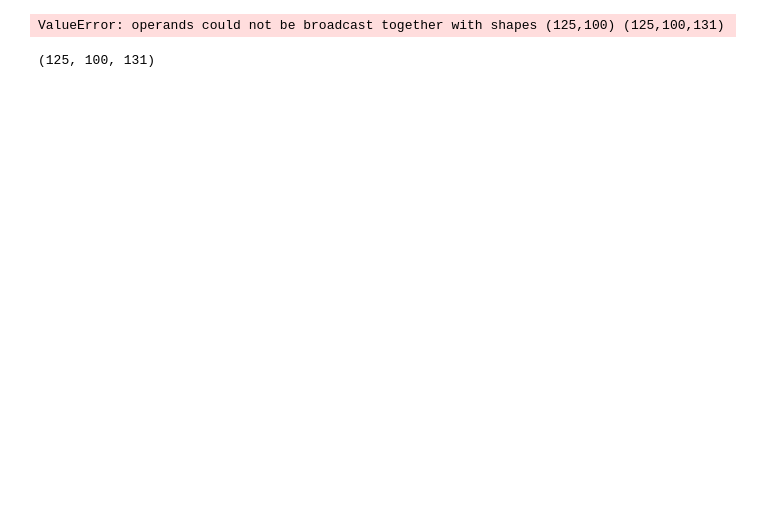
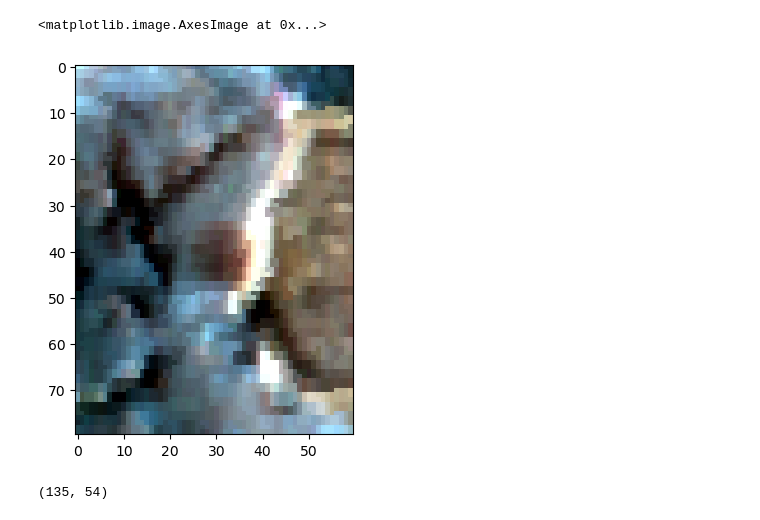
Before and after one commit to rushil00/DAFATT_CRISM_analysis, a Jupyter notebook: another003.ipynb, the cells around one changed output. Saved outputs shown, nothing was run; the diff lists cells and outputs as text; code cells hidden in the pictures; blank space fills up the shorter version.

```diff
--- a/another003.ipynb
+++ b/another003.ipynb
@@ -185,82 +185,50 @@ import matplotlib.pyplot as plt
 import cv2
 import multiprocessing
 from spectral import open_image
 # Load CRISM data (replace this with actual loading code)
 # data_initial = open_image('D:\RUSHIL-2021-24\Programming_2022-23\isro_project_dec\\nili_fosae\mtrdr\\2006\\2006_345\output\output_mat_1.hdr')
 # data= data_initial[100:300,150:350,179:314]
-data_initial = open_image('D:\RUSHIL-2021-24\Programming_2022-23\isro_project_dec\\nili_fosae\\mtrdr\\2006\\2006_345\\FRT0000ABCB\\frt0000abcb_07_if166j_mtr3.hdr')
+# (xx_1,xx_2),(yy_1,yy_2) = (450,550) , (525,650)
+# (xx_1,xx_2),(yy_1,yy_2) = (325,475) , (400,550)
+# (xx_1,xx_2),(yy_1,yy_2) = (200,300) , (400,500)
+# (xx_1,xx_2),(yy_1,yy_2) = (500,650) , (180,400)
+
+(xx_1,xx_2),(yy_1,yy_2) = (340,400) , (650,730)
+
+# data_initial = open_image('D:\RUSHIL-2021-24\Programming_2022-23\isro_project_dec\\nili_fosae\\mtrdr\\2006\\2006_345\\FRT0000ABCB\\frt0000abcb_07_if166j_mtr3.hdr')
+data_initial = open_image('../nili_fosae/mtrdr/2006/2006_345/FRT3E12/frt00003e12_07_if166j_mtr3.hdr')
+
 # data= data_initial[300:480,250:340,178:178+135]
-data= data_initial[525:650,450:550,178:313]
+data= data_initial[yy_1:yy_2,xx_1:xx_2,178:313]
+# data= data_initial[:,:,178:313]
+
+# data= data_initial[yy_1:yy_2,xx_1:xx_2,176:314]
+target_lib= np.load("./tagret_lib_ref.npy")
+TargetLibraryRef= target_lib[:,1:]
 # Load Target Library
 TargetLibrary_data = loadmat('D:\RUSHIL-2021-24\Programming_2022-23\isro_project_dec\\factor_analysis\TargetLibrary_paper.mat')
-TargetLibraryRef = TargetLibrary_data['TargetLibrary'][104:-1, 1:]
+TargetLibraryRef = TargetLibrary_data['TargetLibrary'][104:-1, 1:55]
 TargetLibraryName = TargetLibrary_data['TargetLibraryName'][0:]
 TargetLibraryFileName = TargetLibrary_data['TargetLibraryFileName'][0:]
 n = TargetLibraryRef.shape[1]
 wave = TargetLibrary_data['TargetLibrary'][104:-1, 0]
 
 Fline, Fsample, nband = data.shape
 nline, nsample, nband = data.shape
 n =  TargetLibraryRef.shape[1]
 detect = np.zeros((nline, nsample, n))
 detect_square = np.zeros((Fline, Fsample, n))
 from skimage import exposure
 data_c= data[:,:,(-1,43,0)]
 # data_c= data_inidtial[:,:,:3]
 for ind, ch in enumerate (data_c[:,:,:].T):
     #masking no-data values
     ch_mask = ch != 65535.
     #2nd and 98th percentile ignoring no-data values (if present)
     p2, p98 = np.nanpercentile(ch[ch_mask], (2, 98))
     data_c[:,:,ind] = exposure.rescale_intensity(ch, in_range=(p2, p98)).T
 
-# plt.imshow(data_c)#cv2.merge([data_c[:,:,0],data_c[:,:,0],data_c[:,:,0]]))
-
-# a = [6, 8, 5, 7, 10]
-# b = [8, 6, 10, 7, 5]
-a = [5,6,7,8,4,3]
-b = [10,8,7,6,3,4]
-# a = [6,8]
-# b = [8,6]
-DETECT = {}
-NorRMSE_min=[]
-for window in range(len(a)):
-    detect = np.zeros((nline, nsample, n))
-    for i in range(1, nline - a[window] + 1):
-        for j in range(1, nsample - b[window] + 1):
-            data1 = np.reshape(data[i:i + a[window], j:j + b[window], :], (a[window] * b[window], nband)).T
-            # print(f"data1.shape {data1.shape}")
-            kf, Ek, NorRMSE, model, model1,targetlibraryNor = FATT(data1, TargetLibraryRef, TargetLibraryName, wave, EIGNUMDM='Hysime')
-            NorRMSE_min.append(NorRMSE.min())
-            for num in range(n):
-
-                if NorRMSE[num] <= 1.12e-4:
-                    detect[i:i + a[window] - 1, j:j + b[window] - 1, num] = 1
-
-    if Fsample == 640:
-        detect_square[:, 31:630, :] = detect
-    else:
-        detect_square[:, : , :] = detect
-
-    DETECT[window]= detect_square
-
-w1 = DETECT[0].astype(bool)
-w2 = DETECT[1].astype(bool)
-w3 = DETECT[2].astype(bool)
-w4 = DETECT[3].astype(bool)
-w5 = DETECT[4].astype(bool)
-w6 = DETECT[5].astype(bool)
-
-inter = np.zeros((Fline,Fsample , n))
-
-for i in range(n):
-    inter[:, :, i] = w1[:, :, i] & w2[:, :, i] & w3[:, :, i] & w4[:, :, i] & w5[:, :, i] & w6[:,:,:]
-
-# Assuming a filename for output
-# OutputFileName = f"{tr_dir}/DAFATTResults/output.img"
-OutputFileName = f"./DAFATTResults/output.img"
-inter= inter.astype(int)
-# np.save(OutputFileName, inter)
-# fwriteenvi(OutputFileName, inter, wave,TargetLibraryName,2)
+plt.imshow(data_c)#cv2.merge([data_c[:,:,0],data_c[:,:,0],data_c[:,:,0]]))
 # %% [output]
-ValueError: operands could not be broadcast together with shapes (125,100) (125,100,131)
+<matplotlib.image.AxesImage at 0x...>
+[figure, added]
@@ -318,7 +336,7 @@ inter= inter.astype(int)
 # %%
-inter.shape
+TargetLibraryRef.shape
 # %% [output]
-(125, 100, 131)
+(135, 54)
 # %%
 targetlibraryNor.min()
 NorRMSE_min.sort()
```
Also changed, not shown: parts of 17 cells of this notebook, 6 other files.
